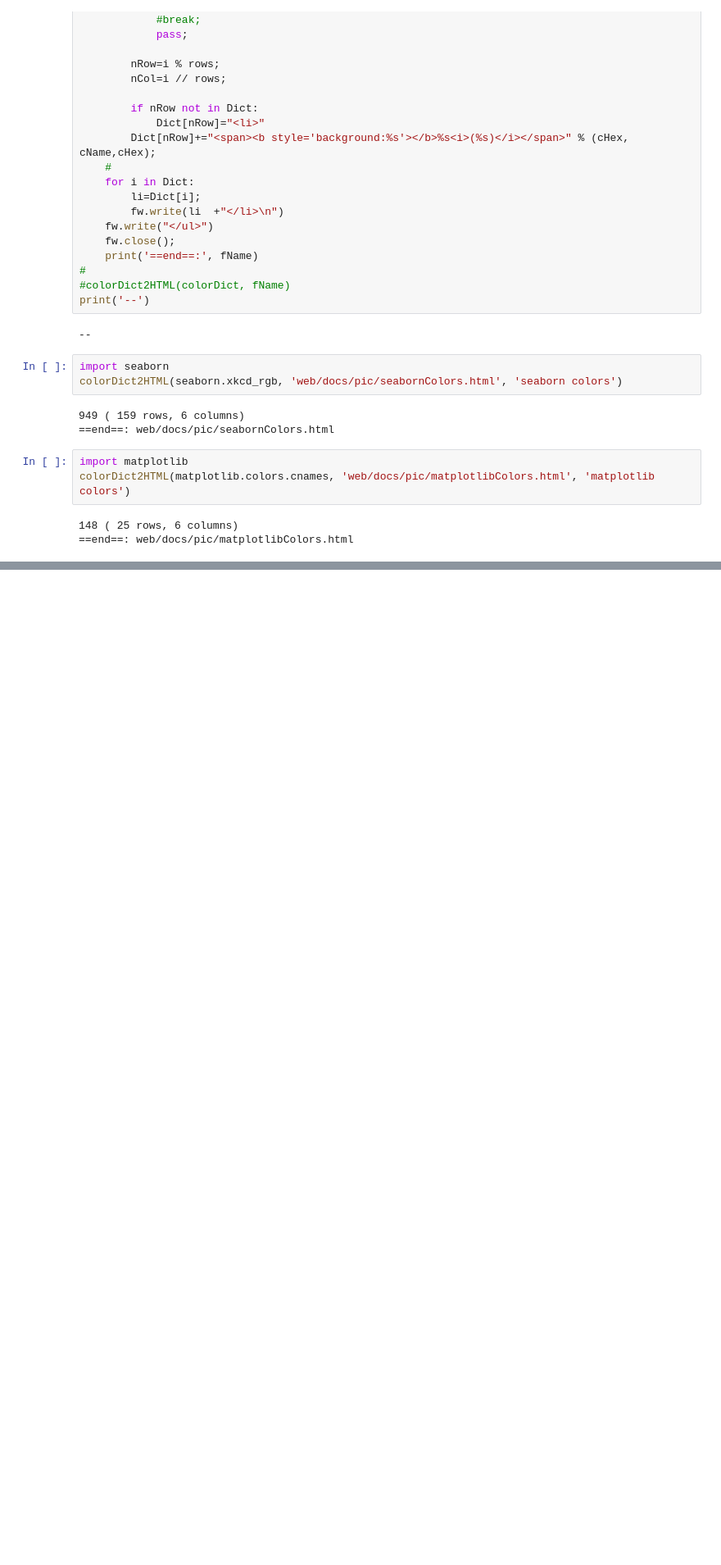
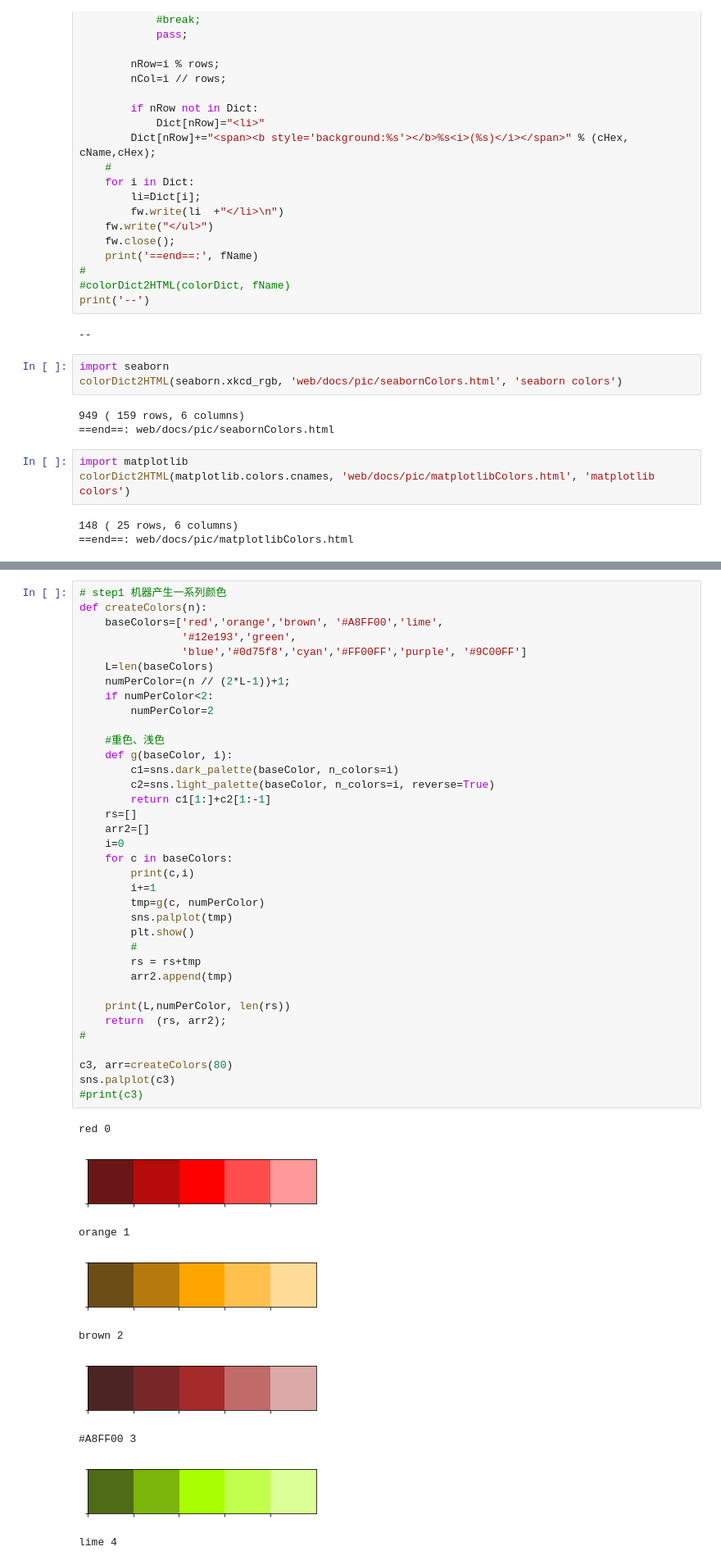
Before and after one commit to DawnEve/ML_MachineLearning, a Jupyter notebook: pythonPKG/matplotlib_demo.ipynb, the cells around one changed output, grey strips where cells are left out. Shown at 82% size. Drawn from its saved outputs; the diff is of its cells as text; blank space fills up the shorter version.

```diff
--- a/pythonPKG/matplotlib_demo.ipynb
+++ b/pythonPKG/matplotlib_demo.ipynb
@@ -1164,0 +1213,46 @@ colorDict2HTML(matplotlib.colors.cnames, 'web/docs/pic/matplotlibColors.html', '
+# %%
+# step1 机器产生一系列颜色
+def createColors(n):
+    baseColors=['red','orange','brown', '#A8FF00','lime',
+                '#12e193','green',
+                'blue','#0d75f8','cyan','#FF00FF','purple', '#9C00FF']
+    L=len(baseColors)
+    numPerColor=(n // (2*L-1))+1;
+    if numPerColor<2:
+        numPerColor=2
+
+    #重色、浅色
+    def g(baseColor, i):
+        c1=sns.dark_palette(baseColor, n_colors=i)
+        c2=sns.light_palette(baseColor, n_colors=i, reverse=True)
+        return c1[1:]+c2[1:-1]
+    rs=[]
+    arr2=[]
+    i=0
+    for c in baseColors:
+        print(c,i)
+        i+=1
+        tmp=g(c, numPerColor)
+        sns.palplot(tmp)
+        plt.show()
+        #
+        rs = rs+tmp
+        arr2.append(tmp)
+
+    print(L,numPerColor, len(rs))
+    return  (rs, arr2);
+#
+
+c3, arr=createColors(80)
+sns.palplot(c3)
+#print(c3)
+# %% [output]
+red 0
+[figure, added]
+orange 1
+[figure, added]
+brown 2
+[figure, added]
+#A8FF00 3
+[figure, added]
+lime 4
```
Also changed, not shown: parts of 39 cells of this notebook, 13 other files.
